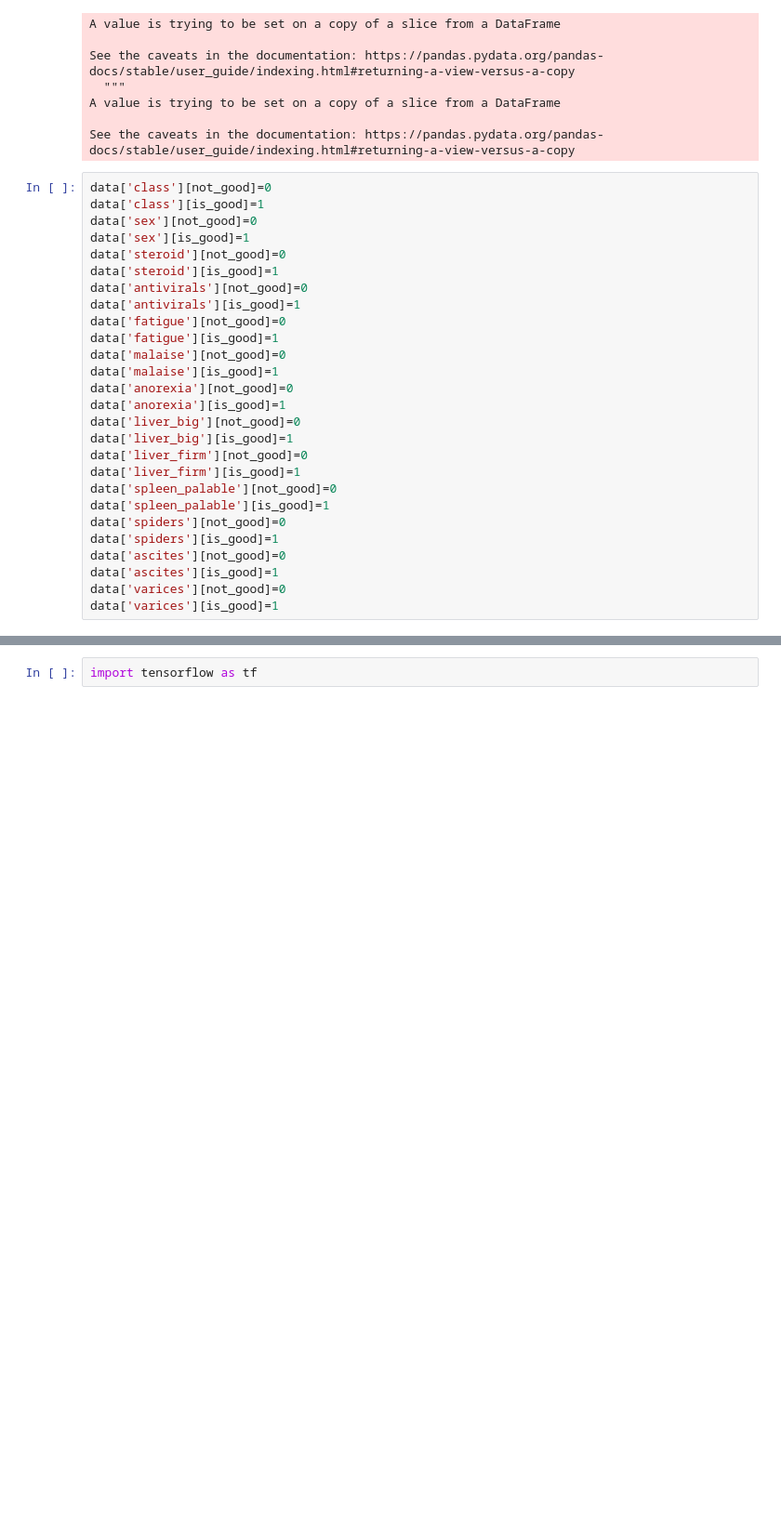
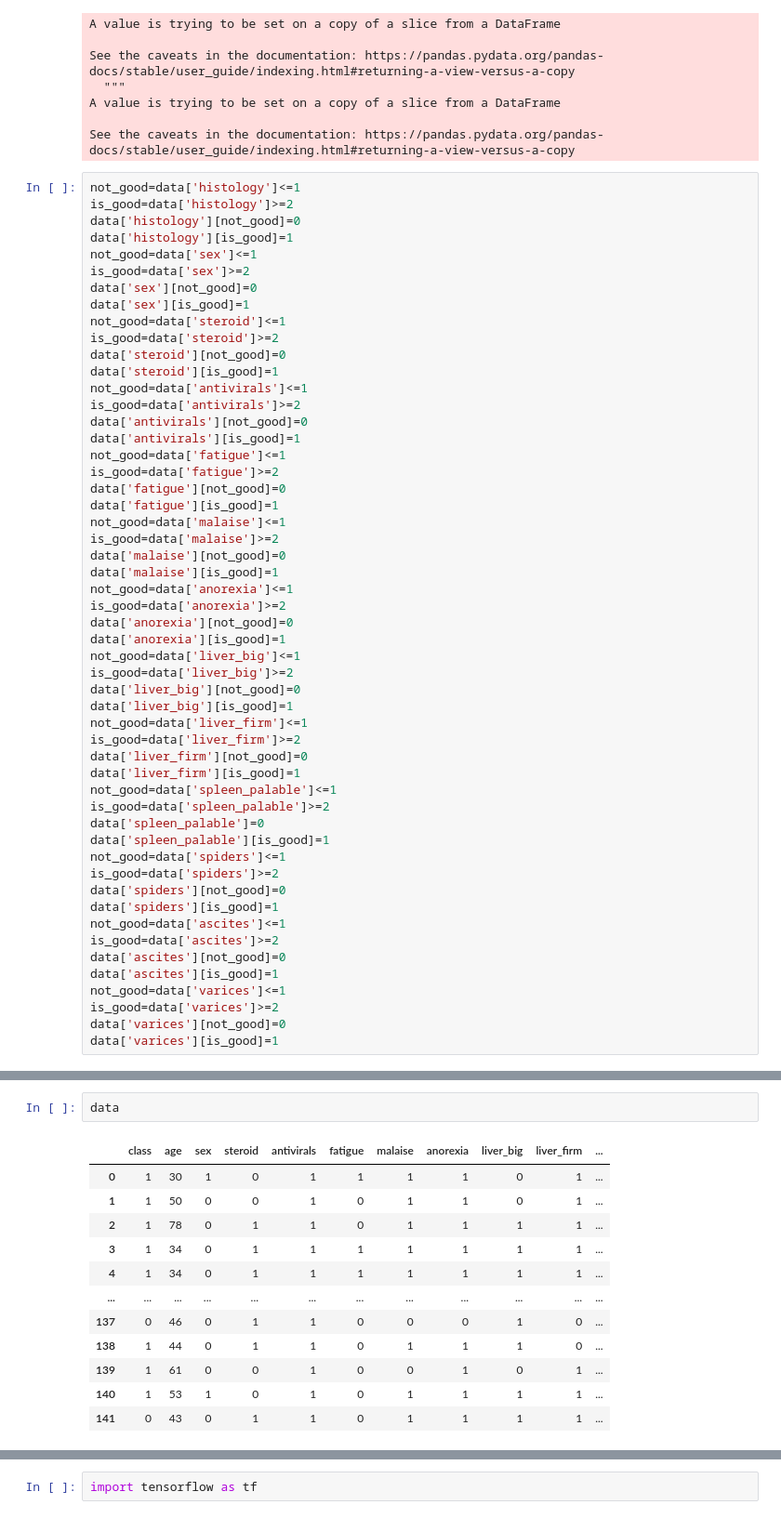
Before and after one commit to phanimusunuri1234/hepatitis-neural-network, a Jupyter notebook: Untitled62.ipynb, the cells around one changed output, grey strips where cells are left out. Shown at 93% size. Drawn from its saved outputs; the diff is of its cells as text; blank space fills up the shorter version.

```diff
--- a/Untitled62.ipynb
+++ b/Untitled62.ipynb
@@ -56,30 +110,56 @@ A value is trying to be set on a copy of a slice from a DataFrame
 
 See the caveats in the documentation: https://pandas.pydata.org/pandas-docs/stable/user_guide/indexing.html#returning-a-view-versus-a-copy
 # %%
-data['class'][not_good]=0
-data['class'][is_good]=1
+not_good=data['histology']<=1
+is_good=data['histology']>=2
+data['histology'][not_good]=0
+data['histology'][is_good]=1
+not_good=data['sex']<=1
+is_good=data['sex']>=2
 data['sex'][not_good]=0
 data['sex'][is_good]=1
+not_good=data['steroid']<=1
+is_good=data['steroid']>=2
 data['steroid'][not_good]=0
 data['steroid'][is_good]=1
+not_good=data['antivirals']<=1
+is_good=data['antivirals']>=2
 data['antivirals'][not_good]=0
 data['antivirals'][is_good]=1
+not_good=data['fatigue']<=1
+is_good=data['fatigue']>=2
 data['fatigue'][not_good]=0
 data['fatigue'][is_good]=1
+not_good=data['malaise']<=1
+is_good=data['malaise']>=2
 data['malaise'][not_good]=0
 data['malaise'][is_good]=1
+not_good=data['anorexia']<=1
+is_good=data['anorexia']>=2
 data['anorexia'][not_good]=0
 data['anorexia'][is_good]=1
+not_good=data['liver_big']<=1
+is_good=data['liver_big']>=2
 data['liver_big'][not_good]=0
 data['liver_big'][is_good]=1
+not_good=data['liver_firm']<=1
+is_good=data['liver_firm']>=2
 data['liver_firm'][not_good]=0
 data['liver_firm'][is_good]=1
-data['spleen_palable'][not_good]=0
+not_good=data['spleen_palable']<=1
+is_good=data['spleen_palable']>=2
+data['spleen_palable']=0
 data['spleen_palable'][is_good]=1
+not_good=data['spiders']<=1
+is_good=data['spiders']>=2
 data['spiders'][not_good]=0
 data['spiders'][is_good]=1
+not_good=data['ascites']<=1
+is_good=data['ascites']>=2
 data['ascites'][not_good]=0
 data['ascites'][is_good]=1
+not_good=data['varices']<=1
+is_good=data['varices']>=2
 data['varices'][not_good]=0
 data['varices'][is_good]=1
 # %% [output]
@@ -100,3 +180,18 @@ See the caveats in the documentation: https://pandas.pydata.org/pandas-docs/stab
 A value is trying to be set on a copy of a slice from a DataFrame
 
 See the caveats in the documentation: https://pandas.pydata.org/pandas-docs/stable/user_guide/indexing.html#returning-a-view-versus-a-copy
+# %%
+data
+# %% [output]
+|  | class | age | sex | steroid | antivirals | fatigue | malaise | anorexia | liver_big | liver_firm | ... |
+| 0 | 1 | 30 | 1 | 0 | 1 | 1 | 1 | 1 | 0 | 1 | ... |
+| 1 | 1 | 50 | 0 | 0 | 1 | 0 | 1 | 1 | 0 | 1 | ... |
+| 2 | 1 | 78 | 0 | 1 | 1 | 0 | 1 | 1 | 1 | 1 | ... |
+| 3 | 1 | 34 | 0 | 1 | 1 | 1 | 1 | 1 | 1 | 1 | ... |
+| 4 | 1 | 34 | 0 | 1 | 1 | 1 | 1 | 1 | 1 | 1 | ... |
+| ... | ... | ... | ... | ... | ... | ... | ... | ... | ... | ... | ... |
+| 137 | 0 | 46 | 0 | 1 | 1 | 0 | 0 | 0 | 1 | 0 | ... |
+| 138 | 1 | 44 | 0 | 1 | 1 | 0 | 1 | 1 | 1 | 0 | ... |
+| 139 | 1 | 61 | 0 | 0 | 1 | 0 | 0 | 1 | 0 | 1 | ... |
+| 140 | 1 | 53 | 1 | 0 | 1 | 0 | 1 | 1 | 1 | 1 | ... |
+| 141 | 0 | 43 | 0 | 1 | 1 | 0 | 1 | 1 | 1 | 1 | ... |
```
Also changed, not shown: parts of 10 cells of this notebook.
